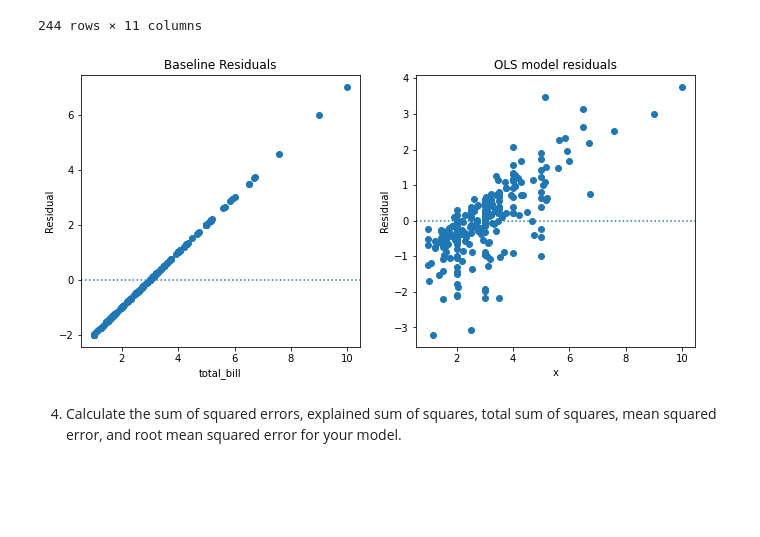
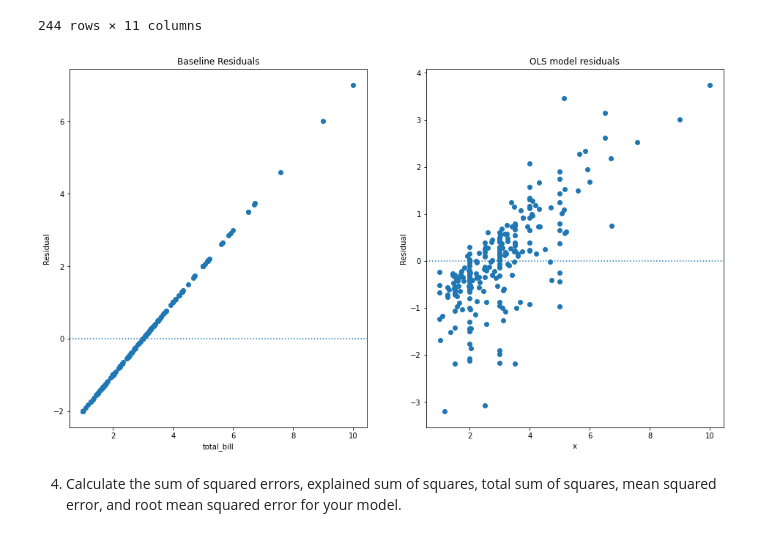
Before and after one commit to KristineCabanela/regression-exercises, a Jupyter notebook: evaluate.ipynb, the cells around one changed output. Saved outputs shown, nothing was run; the diff lists cells and outputs as text; code cells hidden in the pictures; blank space fills up the shorter version.

```diff
--- a/evaluate.ipynb
+++ b/evaluate.ipynb
@@ -135,23 +138,23 @@ tips
 # %%
 # residual plots (x vs residual)
 
-plt.figure(figsize = (11,5))
+plt.figure(figsize = (16,9))
 
 plt.subplot(121)
 plt.scatter(tips.tip, tips.baseline_residual)
 plt.axhline(y = 0, ls = ':')
 plt.xlabel('total_bill')
 plt.ylabel('Residual')
 plt.title('Baseline Residuals')
 
 plt.subplot(122)
 plt.scatter(tips.tip, tips.residual)
 plt.axhline(y = 0, ls = ':')
 plt.xlabel('x')
 plt.ylabel('Residual')
 plt.title('OLS model residuals');
 # %% [output]
-[figure, old version]
+[figure, new version]
 # %% [markdown]
 4. Calculate the sum of squared errors, explained sum of squares, total sum of squares, mean squared error, and root mean squared error for your model.
 # %%
```
Also changed, not shown: parts of 8 cells of this notebook.
